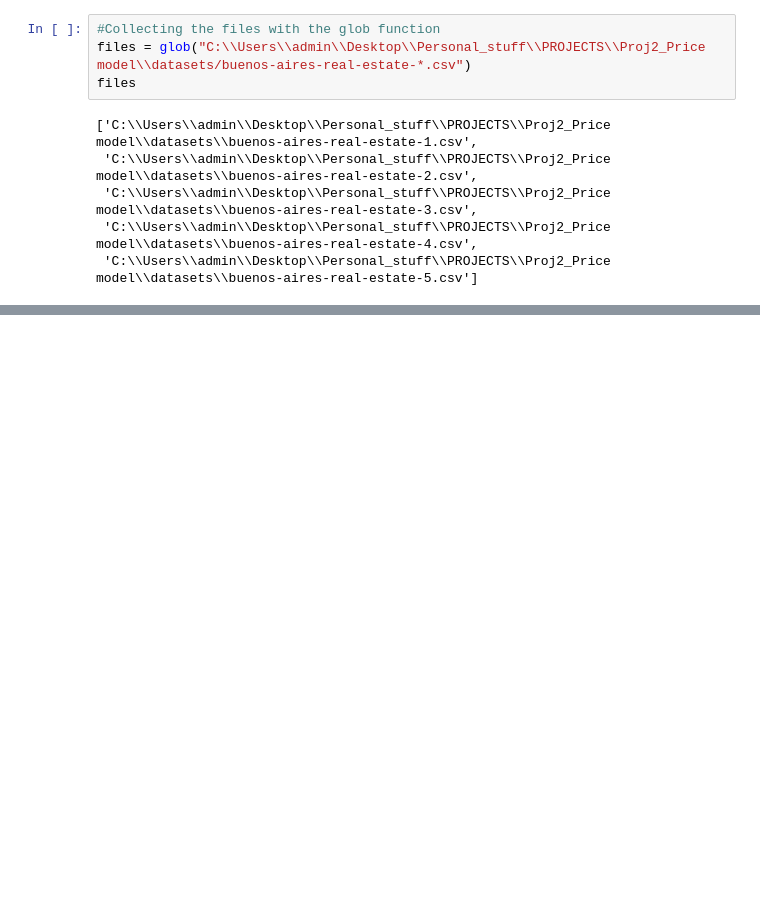
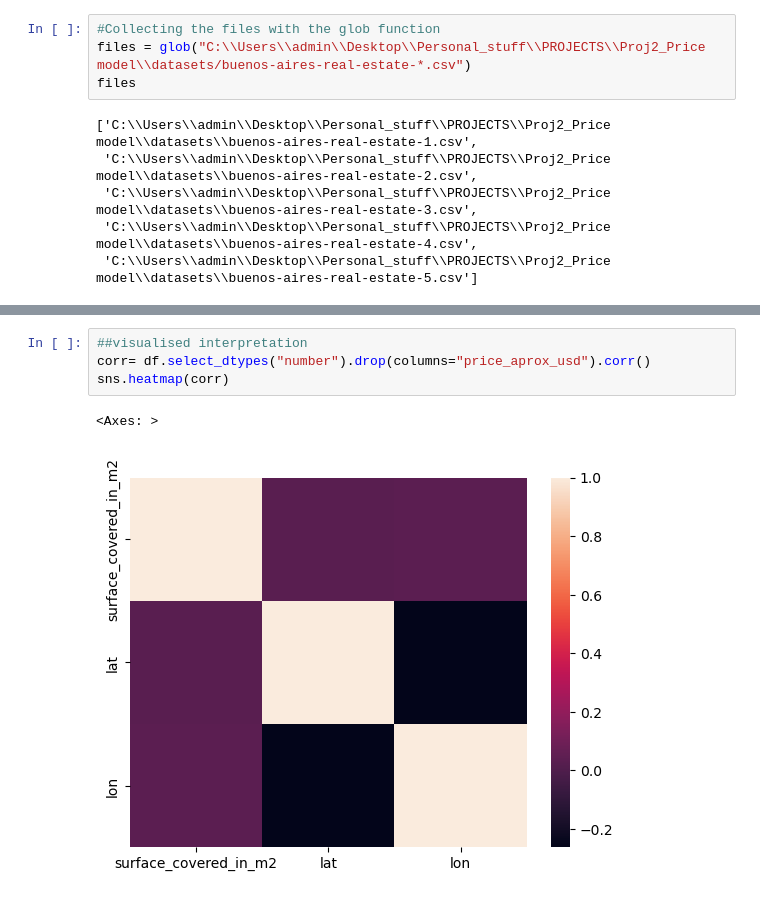
Before and after one commit to kamibrenda/BA_Apartment_LinReg, a Jupyter notebook: notebook/Predicting Price with Size, Location, and Neighborhood.ipynb, the cells around one changed output, grey strips where cells are left out. Drawn from its saved outputs; the diff is of its cells as text; blank space fills up the shorter version.

```diff
--- a/notebook/Predicting Price with Size, Location, and Neighborhood.ipynb
+++ b/notebook/Predicting Price with Size, Location, and Neighborhood.ipynb
@@ -198,0 +175,7 @@ dtype: int64
+# %%
+##visualised interpretation
+corr= df.select_dtypes("number").drop(columns="price_aprox_usd").corr()
+sns.heatmap(corr)
+# %% [output]
+<Axes: >
+[figure, added]
```
Also changed, not shown: parts of 20 cells of this notebook.
